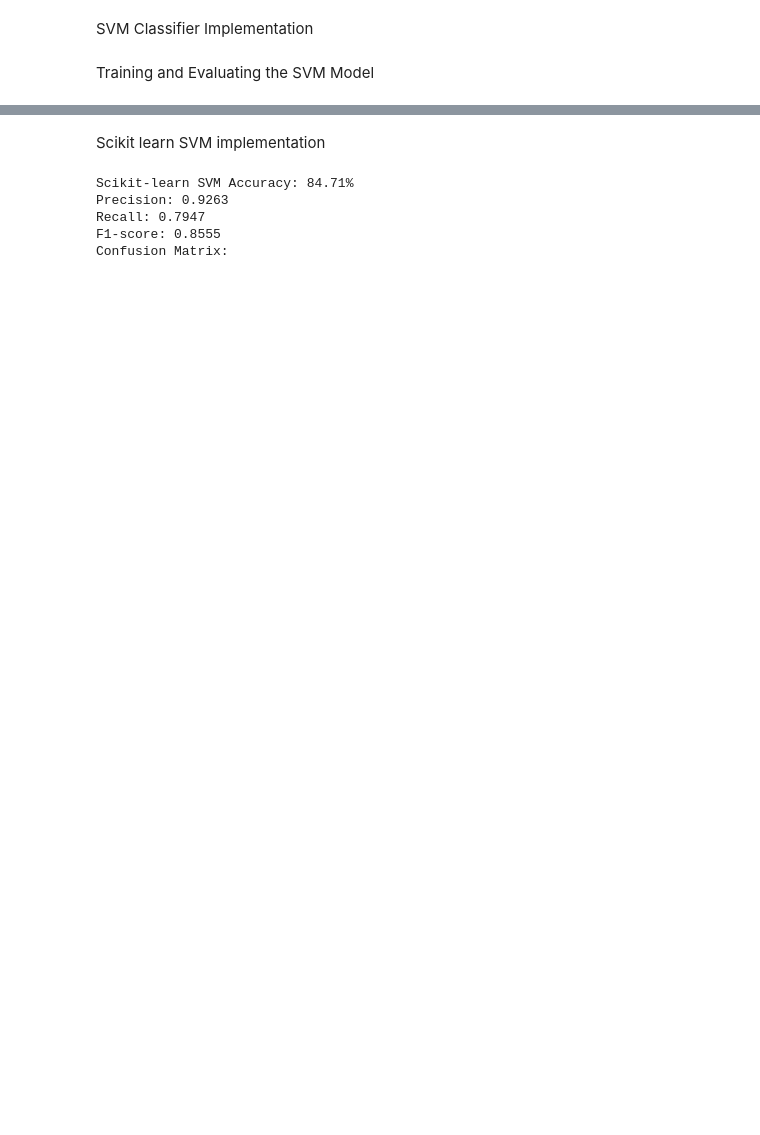
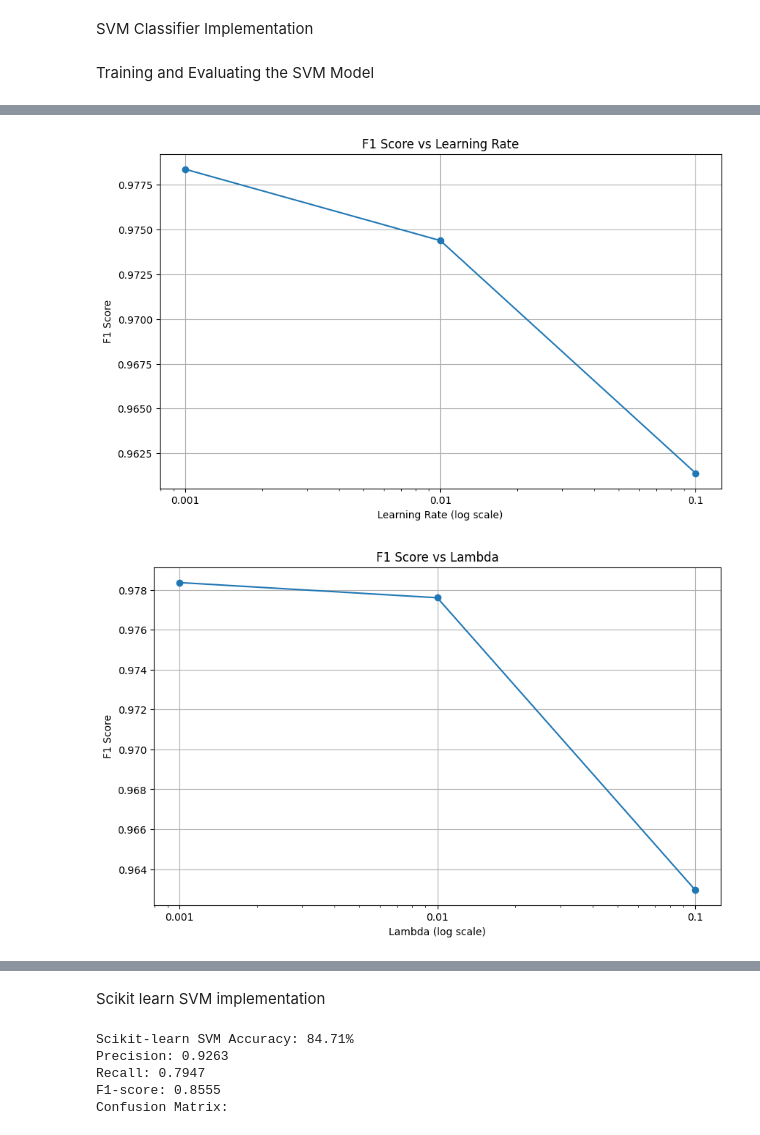
Before and after one commit to Satvik0110/Network-Intrusion-Detector, a Jupyter notebook: NID_using_SVM.ipynb, the cells around one changed output, grey strips where cells are left out. Drawn from its saved outputs; the diff is of its cells as text; code cells hidden in the pictures; blank space fills up the shorter version.

```diff
--- a/NID_using_SVM.ipynb
+++ b/NID_using_SVM.ipynb
@@ -179,2 +161,64 @@ def parameter_tuning(X_train, X_val, y_train, y_val):
+# %%
+def parameter_tuning(X_train, X_val, y_train, y_val):
+    best_score = 0
+    best_params = {}
+
+    for lr in [0.1, 0.01, 0.001]:
+        for lam in [0.1, 0.01, 0.001]:
+            for epochs in [10, 50]:
+                model = SVM(learning_rate=lr, lambda_param=lam, epochs=epochs)
+                model.fit(X_train, y_train)
+                preds = model.predict(X_val)
+                acc = np.mean(preds == y_val)
+                if acc > best_score:
+                    best_score = acc
+                    best_params = {
+                        "learning_rate": lr,
+                        "lambda_param": lam,
+                        "epochs": epochs
+                    }
+    return best_params
+
+best_params = parameter_tuning(X_train, X_val, y_train, y_val)
+# f1 score v/s lr graph
+lr_values = [0.1, 0.01, 0.001]
+f1_scores = []
+for lr in lr_values:
+    model = SVM(learning_rate=lr, lambda_param=best_params["lambda_param"], epochs=best_params["epochs"])
+    model.fit(X_train, y_train)
+    preds = model.predict(X_val)
+    f1_scores.append(f1_score(y_val, preds))
+
+plt.figure(figsize=(10, 6))
+plt.plot(lr_values, f1_scores, marker='o')
+plt.xscale('log')
+plt.xlabel('Learning Rate (log scale)')
+plt.ylabel('F1 Score')
+plt.title('F1 Score vs Learning Rate')
+plt.xticks(lr_values, [str(lr) for lr in lr_values])
+plt.grid(True)
+plt.show()
+
+# f1 score v/s lambda graph
+lam_values = [0.1, 0.01, 0.001]
+f1_scores = []
+for lam in lam_values:
+    model = SVM(learning_rate=best_params["learning_rate"], lambda_param=lam, epochs=best_params["epochs"])
+    model.fit(X_train, y_train)
+    preds = model.predict(X_val)
+    f1_scores.append(f1_score(y_val, preds))
+
+plt.figure(figsize=(10, 6))
+plt.plot(lam_values, f1_scores, marker='o')
+plt.xscale('log')
+plt.xlabel('Lambda (log scale)')
+plt.ylabel('F1 Score')
+plt.title('F1 Score vs Lambda')
+plt.xticks(lam_values, [str(lam) for lam in lam_values])
+plt.grid(True)
+plt.show()
+# %% [output]
+[figure, added]
+[figure, added]
 # %%
 best = parameter_tuning(X_train,X_val,y_train,y_val)
```
Also changed, not shown: parts of 8 cells of this notebook.
